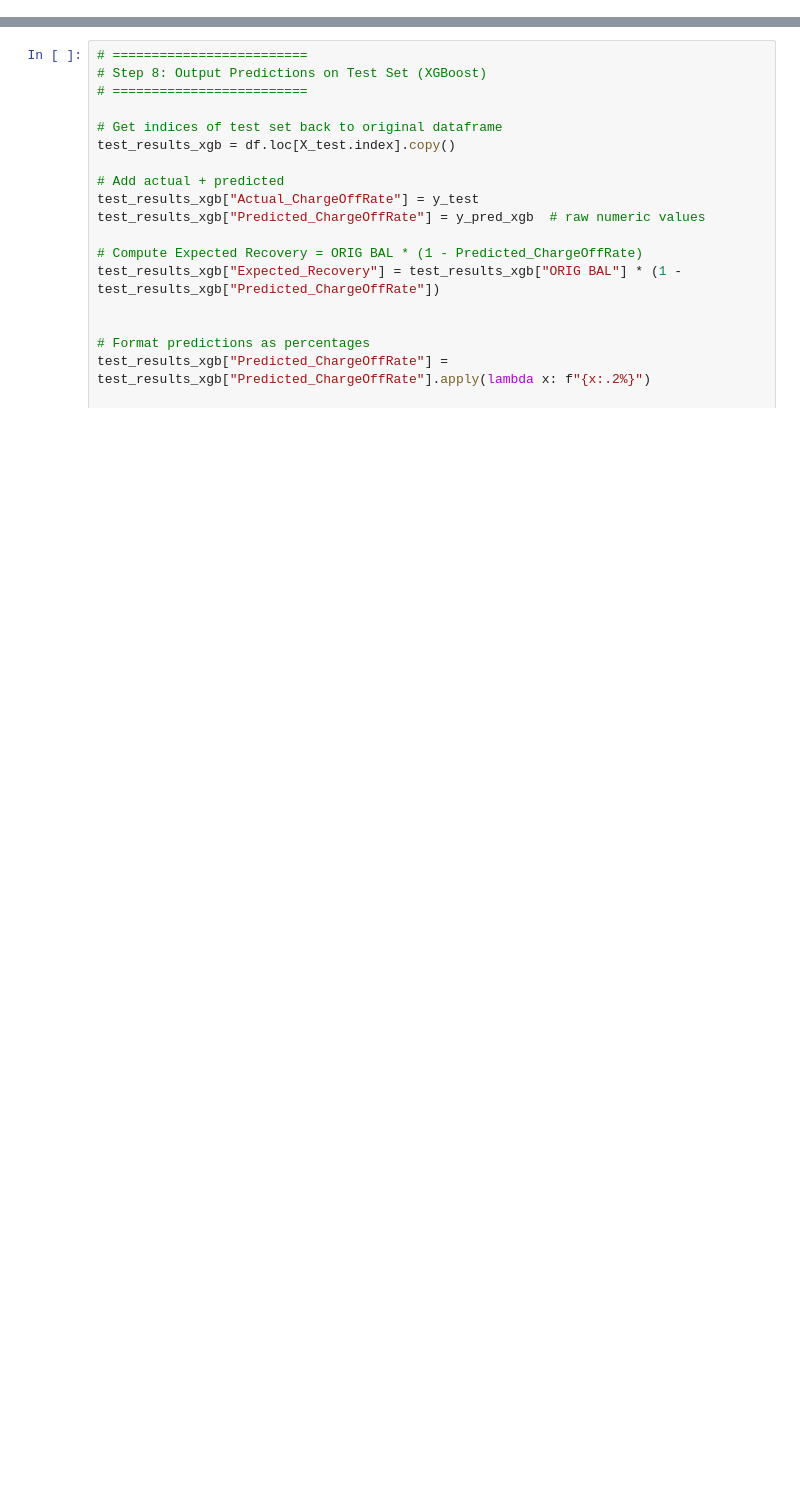
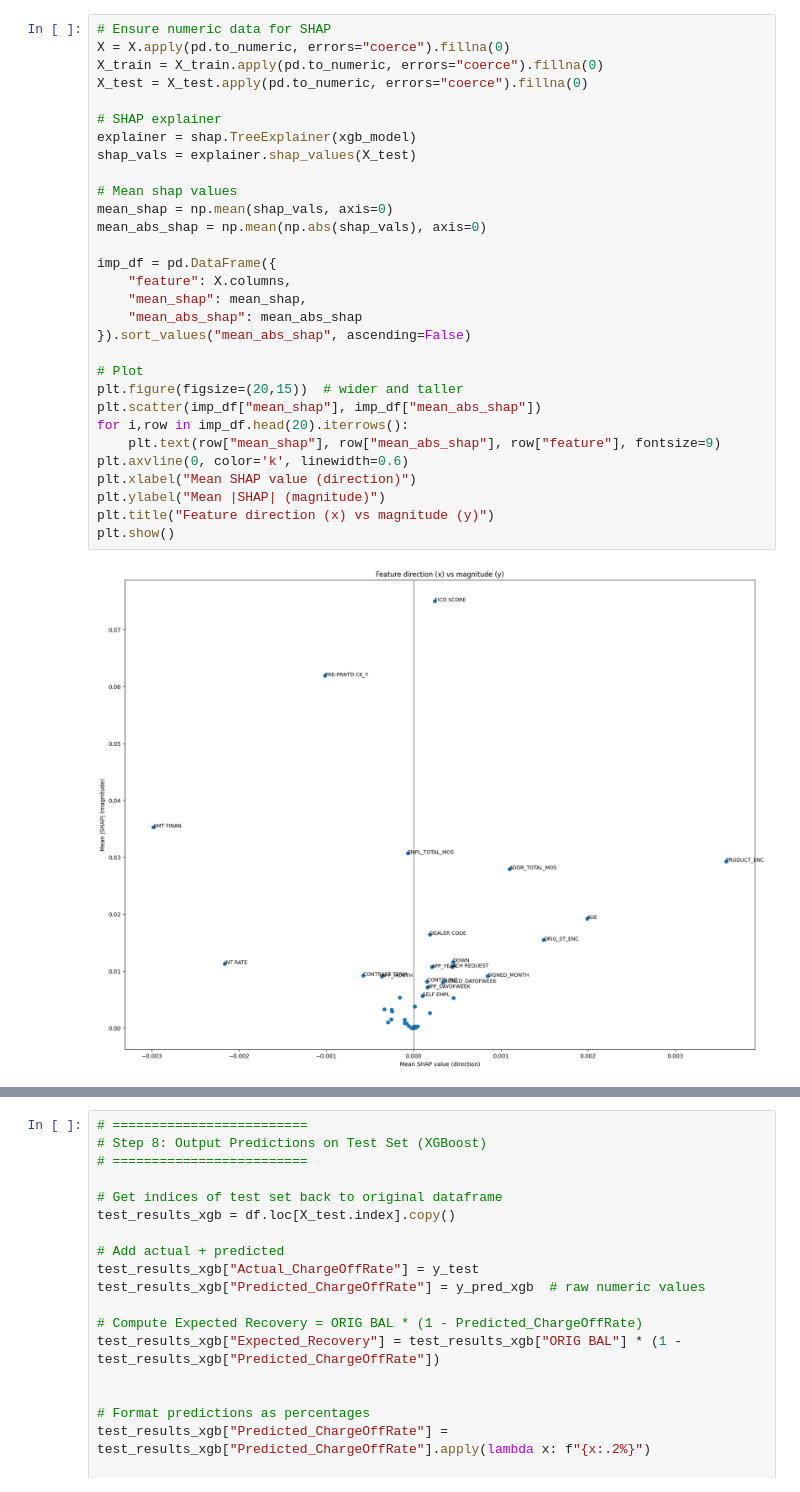
Before and after one commit to Adeel-Gill/TRKCUS-Baseline-Linear-Regression, a Jupyter notebook: trkcus-xgboost-regression-model.ipynb, the cells around one changed output, grey strips where cells are left out. Cells and saved outputs as stored; diff of their text form; blank space fills up the shorter version.

```diff
--- a/trkcus-xgboost-regression-model.ipynb
+++ b/trkcus-xgboost-regression-model.ipynb
@@ -263,0 +299,32 @@ $4,053.24                  68.61%         $1,272.37
+# %%
+# Ensure numeric data for SHAP
+X = X.apply(pd.to_numeric, errors="coerce").fillna(0)
+X_train = X_train.apply(pd.to_numeric, errors="coerce").fillna(0)
+X_test = X_test.apply(pd.to_numeric, errors="coerce").fillna(0)
+
+# SHAP explainer
+explainer = shap.TreeExplainer(xgb_model)
+shap_vals = explainer.shap_values(X_test)
+
+# Mean shap values
+mean_shap = np.mean(shap_vals, axis=0)
+mean_abs_shap = np.mean(np.abs(shap_vals), axis=0)
+
+imp_df = pd.DataFrame({
+    "feature": X.columns,
+    "mean_shap": mean_shap,
+    "mean_abs_shap": mean_abs_shap
+}).sort_values("mean_abs_shap", ascending=False)
+
+# Plot
+plt.figure(figsize=(20,15))  # wider and taller
+plt.scatter(imp_df["mean_shap"], imp_df["mean_abs_shap"])
+for i,row in imp_df.head(20).iterrows():
+    plt.text(row["mean_shap"], row["mean_abs_shap"], row["feature"], fontsize=9)
+plt.axvline(0, color='k', linewidth=0.6)
+plt.xlabel("Mean SHAP value (direction)")
+plt.ylabel("Mean |SHAP| (magnitude)")
+plt.title("Feature direction (x) vs magnitude (y)")
+plt.show()
+# %% [output]
+[figure, added]
```
Also changed, not shown: parts of 4 cells of this notebook.
